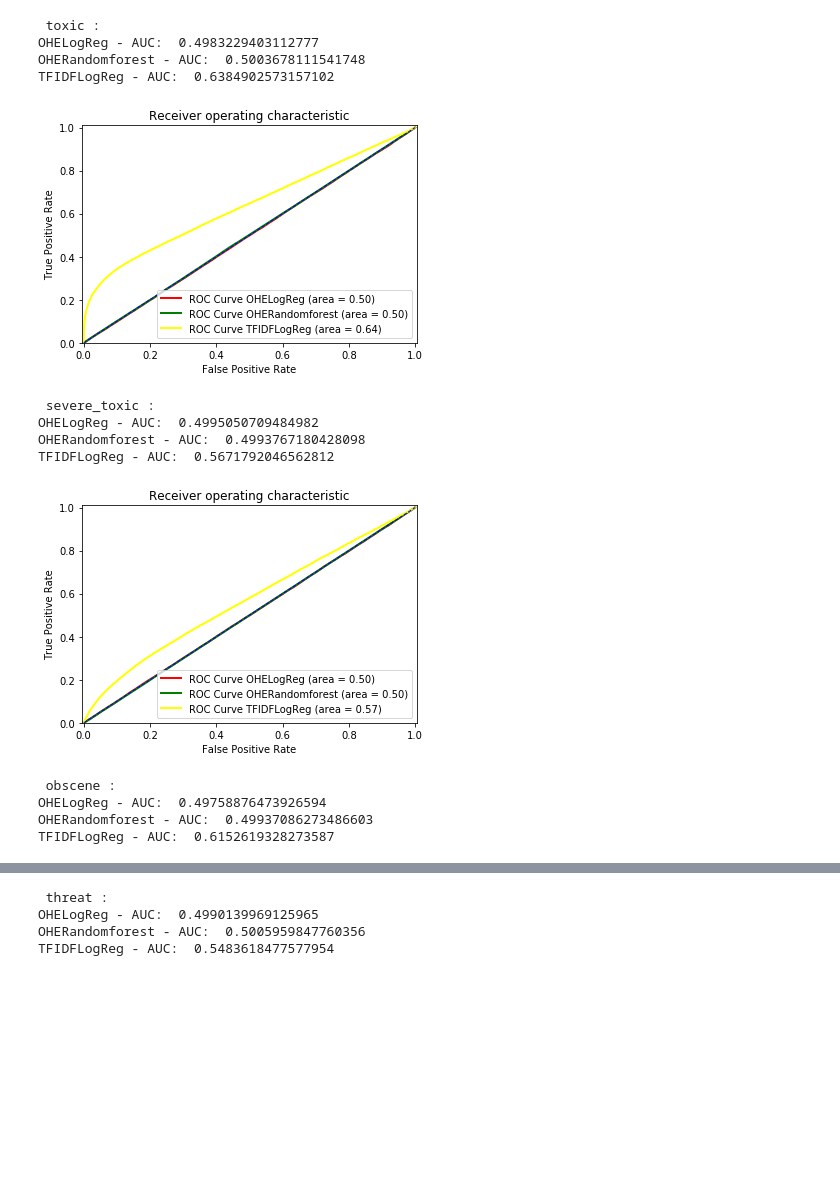
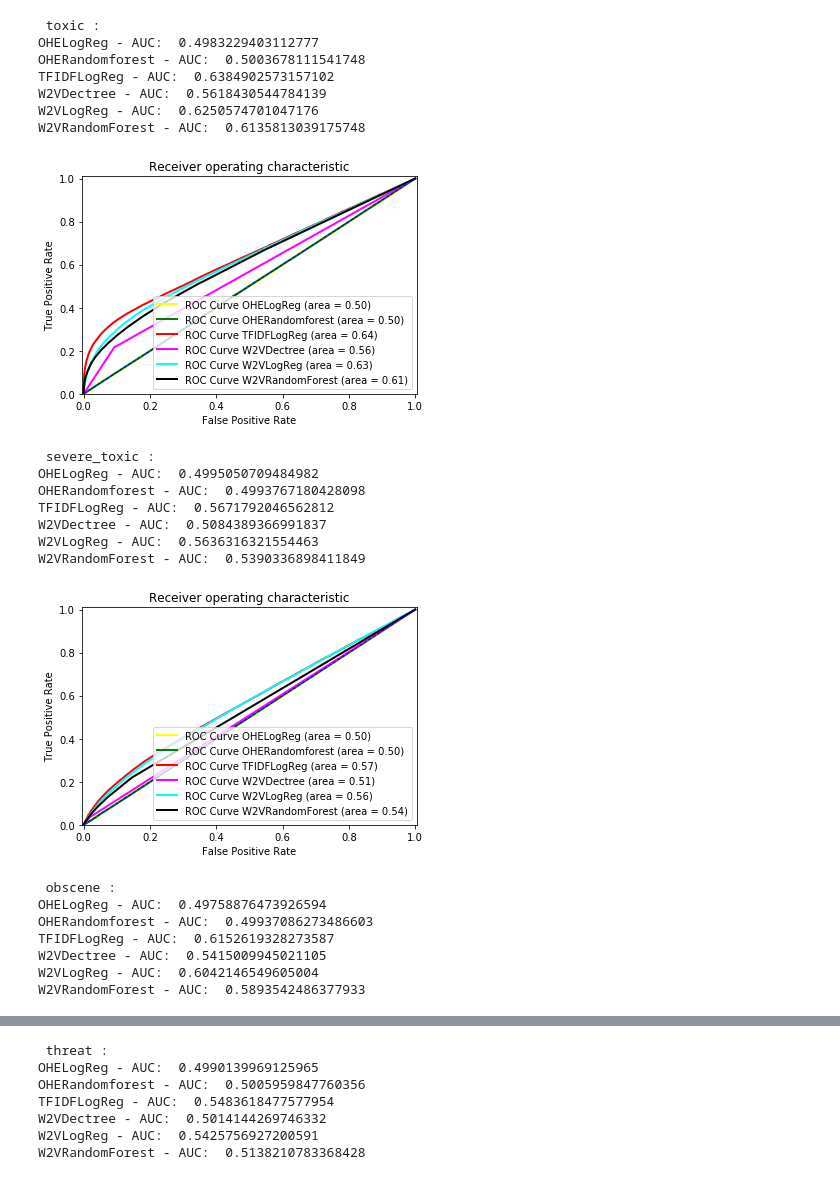
Before and after one commit to fkvn/Toxic-Comments, a Jupyter notebook: Results/AUCandROCof_OHELogReg_OHERandomforest_TFIDFLogReg.ipynb, the cells around one changed output, grey strips where cells are left out. Drawn from its saved outputs; the diff is of its cells as text; code cells hidden in the pictures; blank space fills up the shorter version.

Commit message:
updated 3 more methods

```diff
--- a/Results/AUCandROCof_OHELogReg_OHERandomforest_TFIDFLogReg.ipynb
+++ b/Results/AUCandROCof_OHELogReg_OHERandomforest_TFIDFLogReg.ipynb
@@ -26,6 +29,9 @@ from sklearn import metrics
 OHELogReg_Labels = pd.read_csv('OHE_LogReg_submission.csv')
 OHERandomforest_Labels = pd.read_csv('OHE_Randomforest_submission.csv')
 TFIDFLogReg_Labels = pd.read_csv('TFIDF_LogReg_submission.csv')
+W2VDectree_Labels = pd.read_csv('Word2vec_DecTree_submission.csv')
+W2VLogReg_Labels = pd.read_csv('Word2vec_LogisticReg_submission.csv')
+W2VRandomForest_Labels = pd.read_csv('Word2vec_Randomforest_submission.csv')
 
 
 for col in label_cols:
@@ -36,6 +42,10 @@ for col in label_cols:
     y_pred_OHELogReg = OHELogReg_Labels[col]
     y_pred_OHERandomforest = OHERandomforest_Labels[col]
     y_pred_TFIDFLogReg = TFIDFLogReg_Labels[col]
+    y_pred_W2VDectree = W2VDectree_Labels[col]
+    y_pred_W2VLogReg = W2VLogReg_Labels[col]
+    y_pred_W2VRandomForest = W2VRandomForest_Labels[col]
+
 
     # OHELogReg AUC
     fprOHELogReg, tprOHELogReg, thresholdsOHELogReg = metrics.roc_curve(y_test, y_pred_OHELogReg, pos_label=1)
@@ -52,43 +62,78 @@ for col in label_cols:
     AUCTFIDFLogReg = metrics.auc(fprTFIDFLogReg, tprTFIDFLogReg)
     print("TFIDFLogReg - AUC: ", AUCTFIDFLogReg)
 
-    # Drawing plot for each class (label) for all 3 methods
+    # W2VDectree
+    fprW2VDectree, tprW2VDectree, thresholdsW2VDectree = metrics.roc_curve(y_test, y_pred_W2VDectree, pos_label=1)
+    AUCW2VDectree = metrics.auc(fprW2VDectree, tprW2VDectree)
+    print("W2VDectree - AUC: ", AUCW2VDectree)
+
+    # W2VLogReg
+    fprW2VLogReg, tprW2VLogReg, thresholdsW2VLogReg = metrics.roc_curve(y_test, y_pred_W2VLogReg, pos_label=1)
+    AUCW2VLogReg = metrics.auc(fprW2VLogReg, tprW2VLogReg)
+    print("W2VLogReg - AUC: ", AUCW2VLogReg)
+
+    # W2VRandomForest
+    fprW2VRandomForest, tprW2VRandomForest, thresholdsW2VRandomForest = metrics.roc_curve(y_test, y_pred_W2VRandomForest, pos_label=1)
+    AUCW2VRandomForest = metrics.auc(fprW2VRandomForest, tprW2VRandomForest)
+    print("W2VRandomForest - AUC: ", AUCW2VRandomForest)
+
+    # Drawing plot for each class (label) for all 6 methods
     %matplotlib inline
     plt.figure()
 
-    plt.plot(fprOHELogReg, tprOHELogReg, color='red', lw=2,
+    plt.plot(fprOHELogReg, tprOHELogReg, color='yellow', lw=2,
              label='ROC Curve OHELogReg (area = %0.2f)' % AUCOHELogReg)
+
     plt.plot(fprOHERandomforest, tprOHERandomforest, color='green', lw=2,
              label='ROC Curve OHERandomforest (area = %0.2f)' % AUCOHERandomforest)
-    plt.plot(fprTFIDFLogReg, tprTFIDFLogReg, color='yellow', lw=2,
+
+    plt.plot(fprTFIDFLogReg, tprTFIDFLogReg, color='red', lw=2,
              label='ROC Curve TFIDFLogReg (area = %0.2f)' % AUCTFIDFLogReg)
+
+    plt.plot(fprW2VDectree, tprW2VDectree, color='magenta', lw=2,
+             label='ROC Curve W2VDectree (area = %0.2f)' % AUCW2VDectree)
+
+    plt.plot(fprW2VLogReg, tprW2VLogReg, color='cyan', lw=2,
+             label='ROC Curve W2VLogReg (area = %0.2f)' % AUCW2VLogReg)
+
+    plt.plot(fprW2VRandomForest, tprW2VRandomForest, color='black', lw=2,
+             label='ROC Curve W2VRandomForest (area = %0.2f)' % AUCW2VRandomForest)
 
     # Random Guess line:
     plt.plot([0, 1], [0, 1], color='blue', lw=1, linestyle='--')
 
     # Defining The Range of X-Axis and Y-Axis:
     plt.xlim([-0.005, 1.005])
     plt.ylim([0.0, 1.01])
 
     # Labels, Title, Legend:
     plt.xlabel('False Positive Rate')
     plt.ylabel('True Positive Rate')
     plt.title('Receiver operating characteristic')
     plt.legend(loc="lower right")
 
     plt.show()
 # %% [output]
  toxic :
 OHELogReg - AUC:  0.4983229403112777
 OHERandomforest - AUC:  0.5003678111541748
 TFIDFLogReg - AUC:  0.6384902573157102
+W2VDectree - AUC:  0.5618430544784139
+W2VLogReg - AUC:  0.6250574701047176
+W2VRandomForest - AUC:  0.6135813039175748
-[figure, old version]
+[figure, new version]
  severe_toxic :
 OHELogReg - AUC:  0.4995050709484982
 OHERandomforest - AUC:  0.4993767180428098
 TFIDFLogReg - AUC:  0.5671792046562812
+W2VDectree - AUC:  0.5084389366991837
+W2VLogReg - AUC:  0.5636316321554463
+W2VRandomForest - AUC:  0.5390336898411849
-[figure, old version]
+[figure, new version]
  obscene :
 OHELogReg - AUC:  0.49758876473926594
 OHERandomforest - AUC:  0.49937086273486603
 TFIDFLogReg - AUC:  0.6152619328273587
+W2VDectree - AUC:  0.5415009945021105
+W2VLogReg - AUC:  0.6042146549605004
+W2VRandomForest - AUC:  0.5893542486377933
@@ -97,3 +142,6 @@ TFIDFLogReg - AUC:  0.6152619328273587
 OHELogReg - AUC:  0.4990139969125965
 OHERandomforest - AUC:  0.5005959847760356
 TFIDFLogReg - AUC:  0.5483618477577954
+W2VDectree - AUC:  0.5014144269746332
+W2VLogReg - AUC:  0.5425756927200591
+W2VRandomForest - AUC:  0.5138210783368428
```
Also changed, not shown: parts of 2 cells of this notebook, 3 other files.
